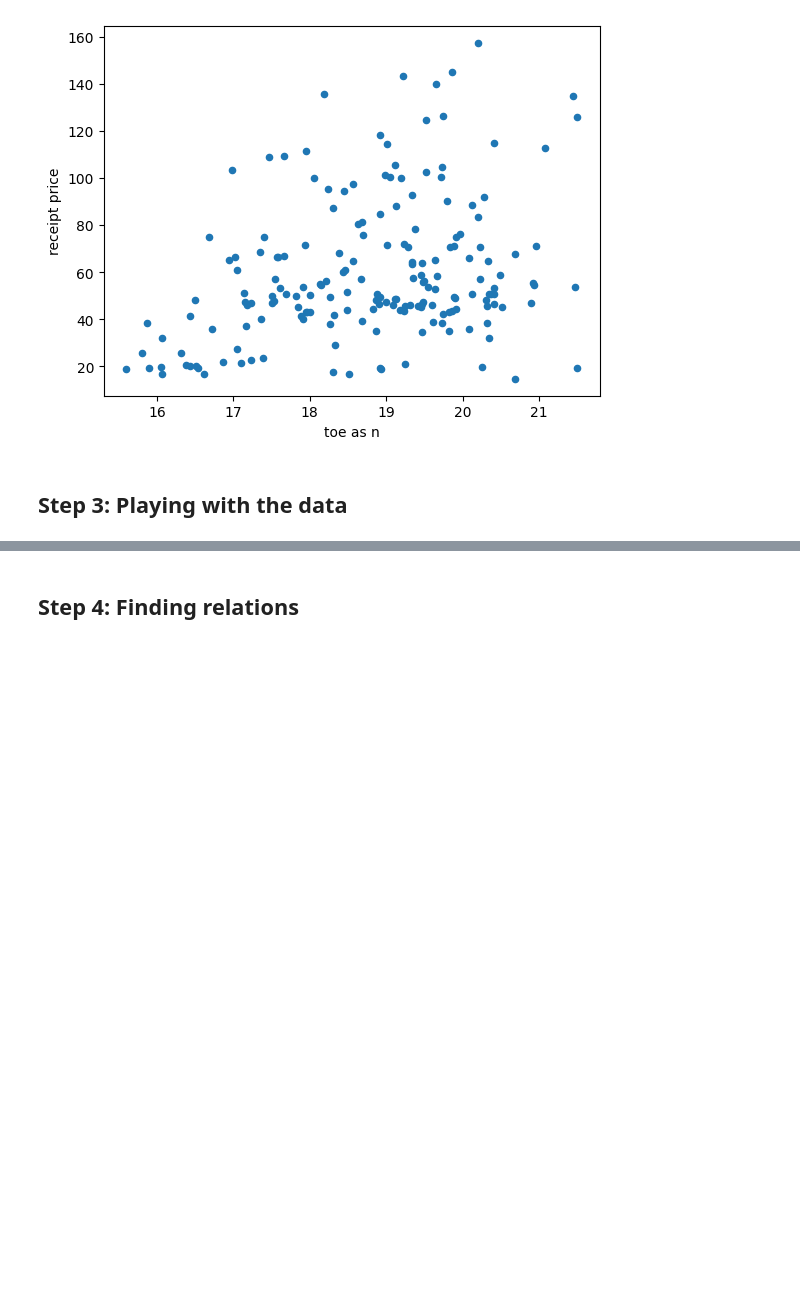
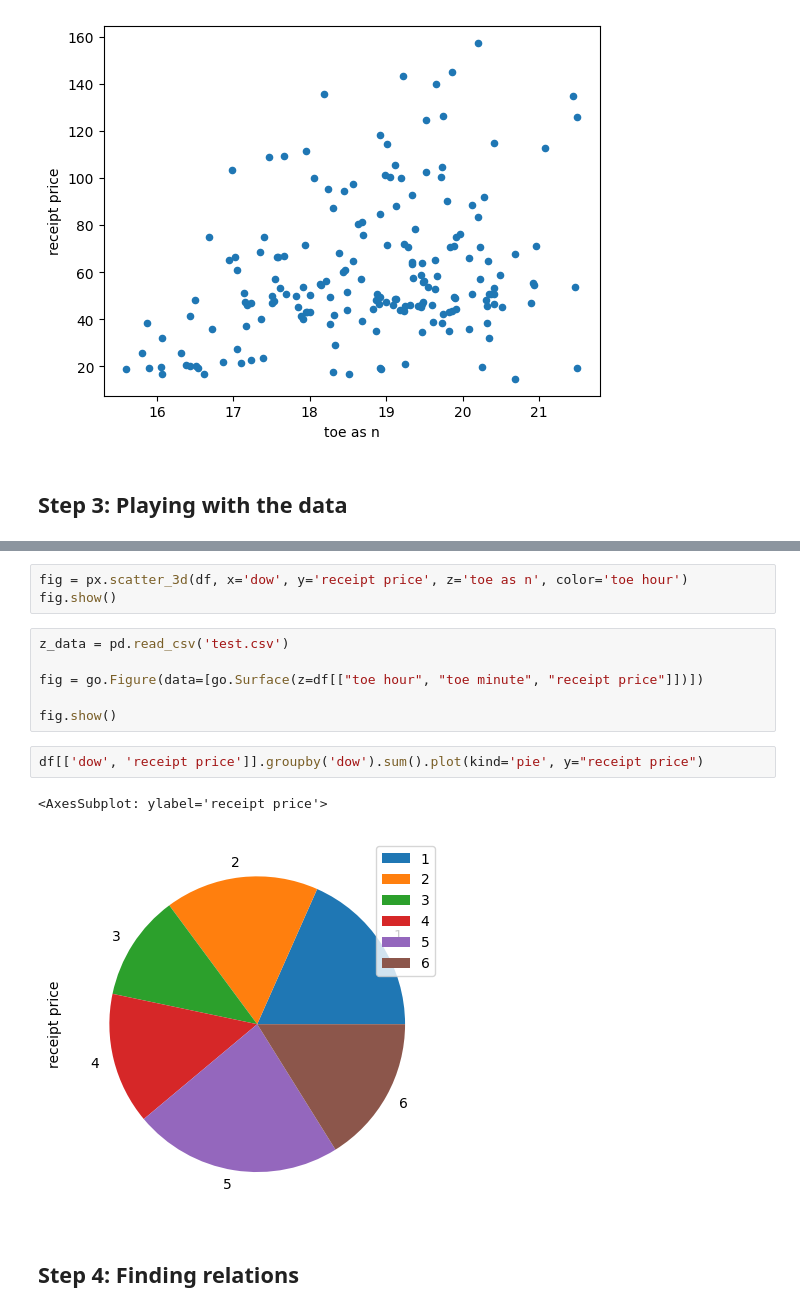
Before and after one commit to jussihailu1/AI-for-Society, a Jupyter notebook: EDA/Third try/EDA third try.ipynb, the cells around one changed output, grey strips where cells are left out. Saved outputs shown, nothing was run; the diff lists cells and outputs as text; blank space fills up the shorter version.

Commit message:
Added more exploration in chapter 3: playing with the data

```diff
--- a/EDA/Third try/EDA third try.ipynb
+++ b/EDA/Third try/EDA third try.ipynb
@@ -170,3 +227,17 @@ sns.kdeplot(data=df, x="toe as n")
+# %%
+fig = px.scatter_3d(df, x='dow', y='receipt price', z='toe as n', color='toe hour')
+fig.show()
+# %%
+z_data = pd.read_csv('test.csv')
+
+fig = go.Figure(data=[go.Surface(z=df[["toe hour", "toe minute", "receipt price"]])])
+
+fig.show()
+# %%
+df[['dow', 'receipt price']].groupby('dow').sum().plot(kind='pie', y="receipt price")
+# %% [output]
+<AxesSubplot: ylabel='receipt price'>
+[figure, added]
 # %% [markdown]
 ## Step 4: Finding relations
 # %% [markdown]
```
Also changed, not shown: parts of 15 cells of this notebook, 5 other files.
